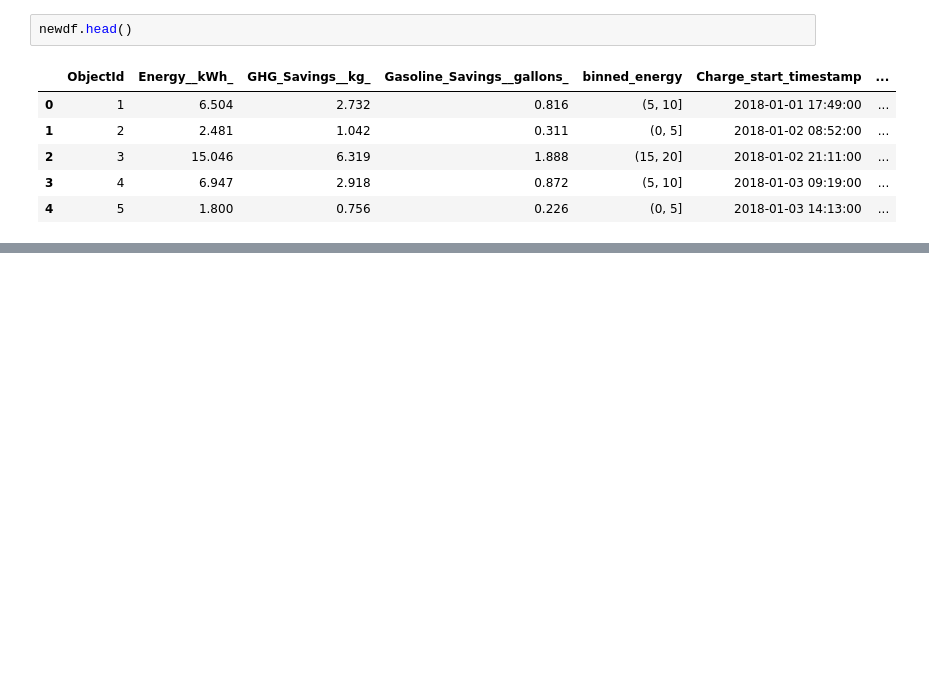
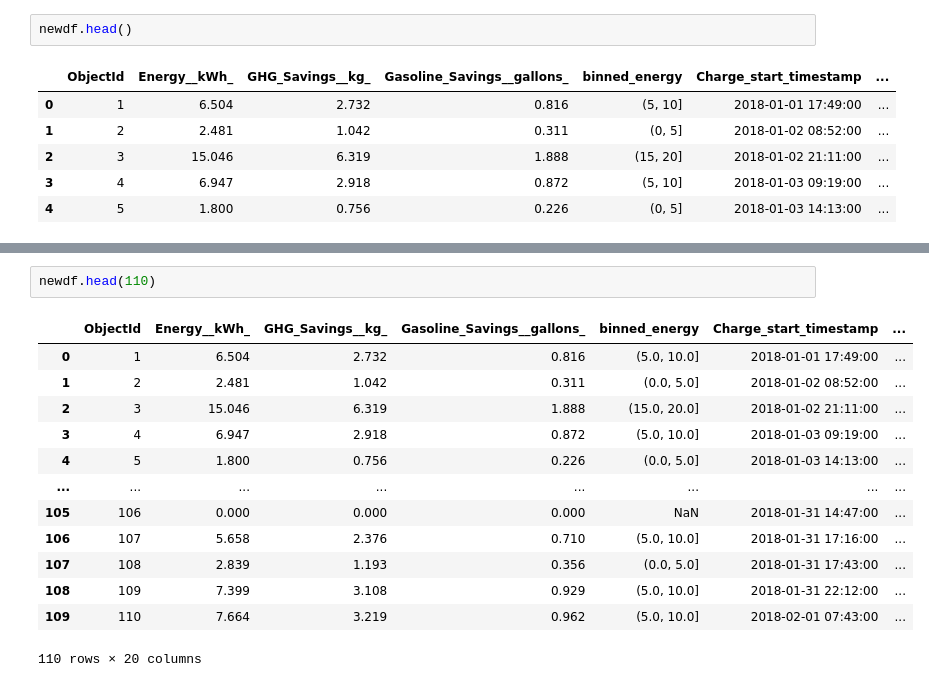
Before and after one commit to Kinjal124/IndependentStudyResearch, a Jupyter notebook: idp_V2.ipynb, the cells around one changed output, grey strips where cells are left out. Cells and saved outputs as stored; diff of their text form; blank space fills up the shorter version.

```diff
--- a/idp_V2.ipynb
+++ b/idp_V2.ipynb
@@ -773,0 +784,16 @@ memory usage: 3.4+ MB
+# %%
+newdf.head(110)
+# %% [output]
+|  | ObjectId | Energy__kWh_ | GHG_Savings__kg_ | Gasoline_Savings__gallons_ | binned_energy | Charge_start_timestamp | ... |
+| 0 | 1 | 6.504 | 2.732 | 0.816 | (5.0, 10.0] | 2018-01-01 17:49:00 | ... |
+| 1 | 2 | 2.481 | 1.042 | 0.311 | (0.0, 5.0] | 2018-01-02 08:52:00 | ... |
+| 2 | 3 | 15.046 | 6.319 | 1.888 | (15.0, 20.0] | 2018-01-02 21:11:00 | ... |
+| 3 | 4 | 6.947 | 2.918 | 0.872 | (5.0, 10.0] | 2018-01-03 09:19:00 | ... |
+| 4 | 5 | 1.800 | 0.756 | 0.226 | (0.0, 5.0] | 2018-01-03 14:13:00 | ... |
+| ... | ... | ... | ... | ... | ... | ... | ... |
+| 105 | 106 | 0.000 | 0.000 | 0.000 | NaN | 2018-01-31 14:47:00 | ... |
+| 106 | 107 | 5.658 | 2.376 | 0.710 | (5.0, 10.0] | 2018-01-31 17:16:00 | ... |
+| 107 | 108 | 2.839 | 1.193 | 0.356 | (0.0, 5.0] | 2018-01-31 17:43:00 | ... |
+| 108 | 109 | 7.399 | 3.108 | 0.929 | (5.0, 10.0] | 2018-01-31 22:12:00 | ... |
+| 109 | 110 | 7.664 | 3.219 | 0.962 | (5.0, 10.0] | 2018-02-01 07:43:00 | ... |
+110 rows × 20 columns
```
Also changed, not shown: parts of 15 cells of this notebook.
